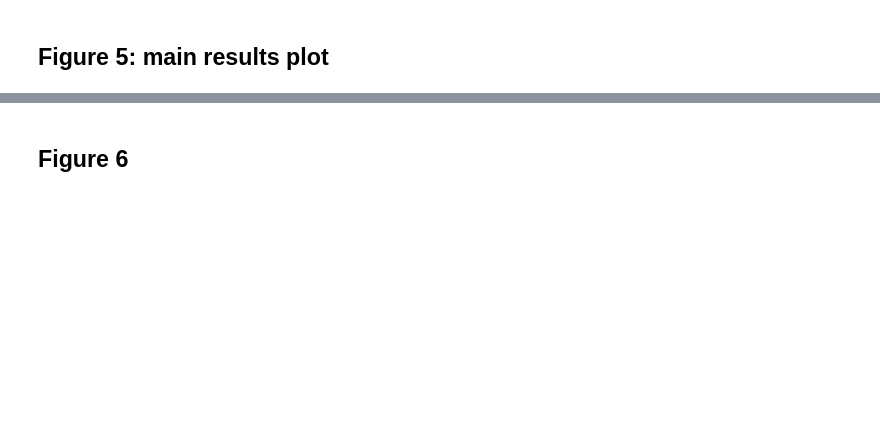
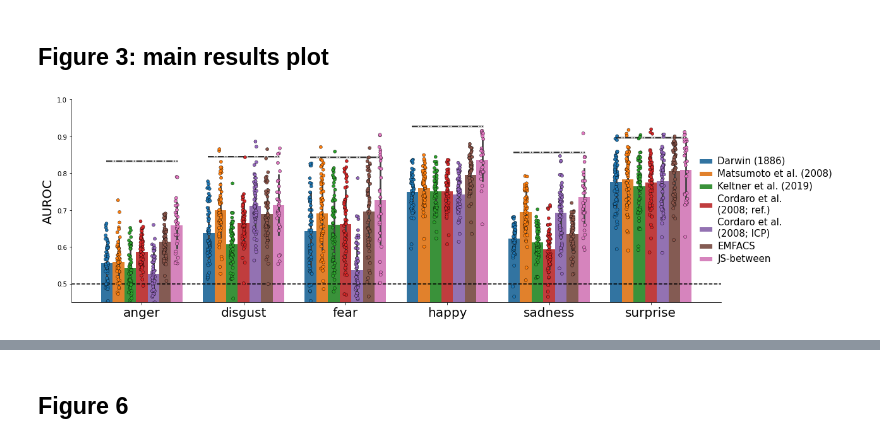
Before and after one commit to lukassnoek/hypothesis-kernel-analysis, a Jupyter notebook: notebooks/figures.ipynb, the cells around one changed output, grey strips where cells are left out. Drawn from its saved outputs; the diff is of its cells as text; code cells hidden in the pictures; blank space fills up the shorter version.

```diff
--- a/notebooks/figures.ipynb
+++ b/notebooks/figures.ipynb
@@ -151,33 +170 @@ map_names = list(map2leg.values())
 emo_names = list(m_dfs[0].index.unique())
-# %%
-import matplotlib.lines as mlines
-from sklearn.manifold import MDS
-
-idx = np.concatenate([[i] * m_df.shape[0] for i, m_df in enumerate(m_dfs)])
-mds = MDS(random_state=1)
-# Fit MDS on all (i.e., conca|tenated) theory matrices
-m_mds = mds.fit_transform(pd.concat(m_dfs, axis=0))
-
-# Plot each embedding separately
-fig, axes = plt.subplots(ncols=3, nrows=2, figsize=(14, 8), sharex=True, sharey=True)
-for i, ax in enumerate(axes.flatten()):
-    this_mds = m_mds[idx == i, :]
-    sns.scatterplot(this_mds[:, 0], this_mds[:, 1], hue=m_dfs[i].index, ax=ax,
-                    legend=False, marker='X', s=120)
-    ax.set_xlim(-3, 3)
-    ax.set_ylim(-3.5, 3.5)
-    ax.grid()
-    ax.set_title(map_names[i], fontsize=18)
-
-ax = axes.flatten()[2]
-current_palette = sns.color_palette()
-ax.legend(handles=[mlines.Line2D([], [], color=current_palette[i], marker='X', linestyle='None', markersize=15, label=e)
-                   for i, e in enumerate(sorted(list(emo_names)))],
-          loc='upper right',
-          frameon=False,
-          fontsize=15,
-          bbox_to_anchor=(0.5, 0, 1, 1)
-)
-fig.text(-0.01, 0.5, 'Dim. 1', fontsize=20, rotation=90, va='center')
-fig.text(0.45, -0.015, 'Dim. 2', fontsize=20, ha='center')
-fig.tight_layout();
@@ -197,5 +171,5 @@ sns.jointplot(x=mds_values[:, 0], y=mds_values[:, 1])
 # %% [markdown]
-## Figure 5: main results plot
+## Figure 3: main results plot
 # %%
 ymin = 0.45
 ymax = 1
@@ -203,43 +177,45 @@ chance_level = .5
 
 df = pd.read_csv('../results/scores.tsv', sep='\t', index_col=0)
 df = df.replace(map2leg)
-df_jsw = pd.read_csv('../results/JS-within_scores.tsv', sep='\t', index_col=0)
+#df_jsw = pd.read_csv('../results/JS-within_scores.tsv', sep='\t', index_col=0)
 df_jsb = pd.read_csv('../results/JS-between_scores.tsv', sep='\t', index_col=0)
-df = pd.concat((df, df_jsw, df_jsb), axis=0)
+df = pd.concat((df, df_jsb), axis=0)
 
-nc = pd.read_csv('../results/noise_ceiling2.tsv', sep='\t', index_col=0)
+nc = pd.read_csv('../results/noise_ceiling.tsv', sep='\t', index_col=0)
 
 g = sns.catplot(x='emotion', y='score', data=df, hue='mapping',
                 kind="bar", aspect=3, height=5, ci='sd')
 g._legend.set_title('')
 g._legend.set_bbox_to_anchor([1.025, 0.5])
 
 plt.setp(g._legend.get_texts(), fontsize=15)
 
 ax = sns.stripplot(x='emotion', y='score', hue='mapping',
                    edgecolor='black', linewidth=0.4, data=df,
                    dodge=True, jitter=True)
 
 ax.set_xlabel('')
 ax.set_ylabel('AUROC', fontsize=20)
 ax.set_xticklabels(ax.get_xticklabels(), fontsize=20)
 
 n_tk = df['mapping'].unique().size
 for i in range(6):
     this_nc = np.array([nc['noise_ceiling'].iloc[i]] * 6)
     this_sd = np.array([nc['sd'].iloc[i]] * 6)
     plt.plot(np.linspace(i-0.35, i+0.35, num=6), this_nc, c='k', ls='-.')
     plt.fill_between(
         np.linspace(i-0.35, i+0.35, num=6),
         this_nc - this_sd, this_nc + this_sd,
         color='gray', alpha=0.3
 )
 
 ax = plt.gca()
 ax.set_facecolor('white')
 ax.set_ylim(ymin, ymax)
 ax.axhline(chance_level, c='k', ls='--')
 ax.legend_.remove()
 #ax.text(-1, 1.05, 'A', fontsize=35)
-plt.savefig('Figure5a.png', bbox_inches='tight', dpi=200, facecolor='white')
+plt.savefig('figure_3.png', bbox_inches='tight', dpi=200, facecolor='white')
+# %% [output]
+[figure, added]
 # %%
```
Also changed, not shown: parts of 31 cells of this notebook, 43 other files.
